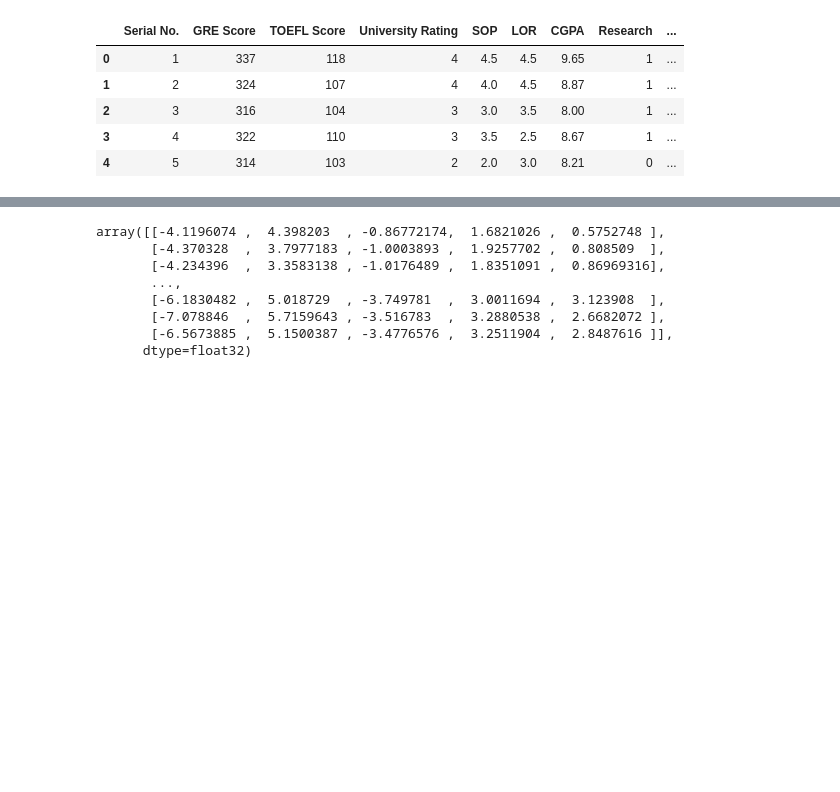
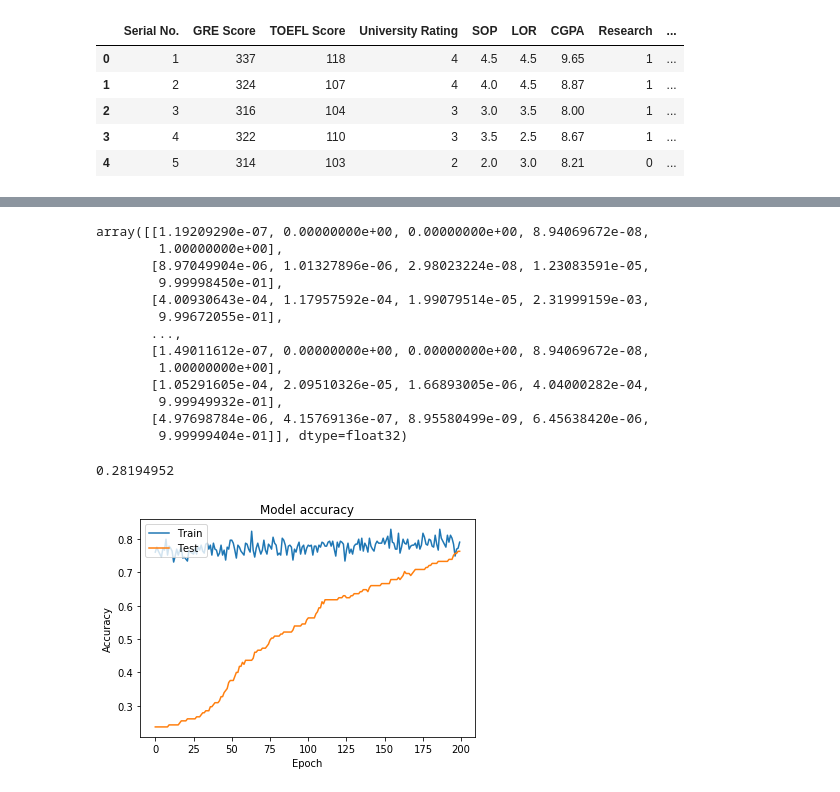
Before and after one commit to aibarbetta/admission-predict, a Jupyter notebook: play.ipynb, the cells around one changed output, grey strips where cells are left out. Drawn from its saved outputs; the diff is of its cells as text; code cells hidden in the pictures; blank space fills up the shorter version.

Commit message:
Categorize correctly, ny model, graphs, loss, etc

```diff
--- a/play.ipynb
+++ b/play.ipynb
@@ -50,16 +71,21 @@ x_train, x_valid, y_train, y_valid = sklearn.model_selection.train_test_split(x_
 # %%
 def build_model():
   model = keras.Sequential([
-    layers.Dense(64, activation=tf.nn.relu, input_shape=tuple([x_train.shape[1]])),
-    layers.Dense(64, activation=tf.nn.relu),
-    layers.Dense(5)
+    layers.BatchNormalization(input_shape=tuple([x_train.shape[1]])),
+    layers.Dense(32, activation=tf.nn.relu),
+    layers.Dropout(rate=0.5),
+    layers.BatchNormalization(),
+    layers.Dense(32, activation=tf.nn.relu),
+    layers.Dropout(rate=0.5),
+    layers.BatchNormalization(),
+    layers.Dense(32, activation=tf.nn.relu),
+    layers.Dropout(rate=0.5),
+    layers.Dense(5, activation=tf.nn.sigmoid)
   ])
 
-  optimizer = tf.keras.optimizers.RMSprop(0.001)
-
-  model.compile(loss='mean_squared_error',
-                optimizer=optimizer,
-                metrics=['mean_absolute_error', 'mean_squared_error'])
+  model.compile(loss='categorical_crossentropy',
+                optimizer='adadelta',
+                metrics=['accuracy'])
   return model
 # %%
 model = build_model()
@@ -81,5 +111,5 @@ _________________________________________________________________
 # %%
-model.fit(x_train, y_train, batch_size=1024, epochs=200, validation_data=(x_valid, y_valid), verbose=1)
+history = model.fit(x_train, y_train, batch_size=1024, epochs=200, validation_data=(x_valid, y_valid), verbose=1)
 # %% [output]
 Train on 335 samples, validate on 165 samples
 Epoch 1/200
@@ -105,11 +134,33 @@ y_test = model.predict(x_test)
 
 y_test
 # %% [output]
-array([[-4.1196074 ,  4.398203  , -0.86772174,  1.6821026 ,  0.5752748 ],
-       [-4.370328  ,  3.7977183 , -1.0003893 ,  1.9257702 ,  0.808509  ],
-       [-4.234396  ,  3.3583138 , -1.0176489 ,  1.8351091 ,  0.86969316],
+array([[1.19209290e-07, 0.00000000e+00, 0.00000000e+00, 8.94069672e-08,
+        1.00000000e+00],
+       [8.97049904e-06, 1.01327896e-06, 2.98023224e-08, 1.23083591e-05,
+        9.99998450e-01],
+       [4.00930643e-04, 1.17957592e-04, 1.99079514e-05, 2.31999159e-03,
+        9.99672055e-01],
        ...,
-       [-6.1830482 ,  5.018729  , -3.749781  ,  3.0011694 ,  3.123908  ],
-       [-7.078846  ,  5.7159643 , -3.516783  ,  3.2880538 ,  2.6682072 ],
-       [-6.5673885 ,  5.1500387 , -3.4776576 ,  3.2511904 ,  2.8487616 ]],
-      dtype=float32)
+       [1.49011612e-07, 0.00000000e+00, 0.00000000e+00, 8.94069672e-08,
+        1.00000000e+00],
+       [1.05291605e-04, 2.09510326e-05, 1.66893005e-06, 4.04000282e-04,
+        9.99949932e-01],
+       [4.97698784e-06, 4.15769136e-07, 8.95580499e-09, 6.45638420e-06,
+        9.99999404e-01]], dtype=float32)
+# %%
+# Error cuadratico medio
+from sklearn.metrics import mean_squared_error
+cm = mean_squared_error(y_all, y_test)
+cm
+# %% [output]
+0.28194952
+# %%
+plt.plot(history.history['acc'])
+plt.plot(history.history['val_acc'])
+plt.title('Model accuracy')
+plt.ylabel('Accuracy')
+plt.xlabel('Epoch')
+plt.legend(['Train', 'Test'], loc='upper left')
+plt.show()
+# %% [output]
+[figure, added]
```
Also changed, not shown: parts of 5 cells of this notebook.
